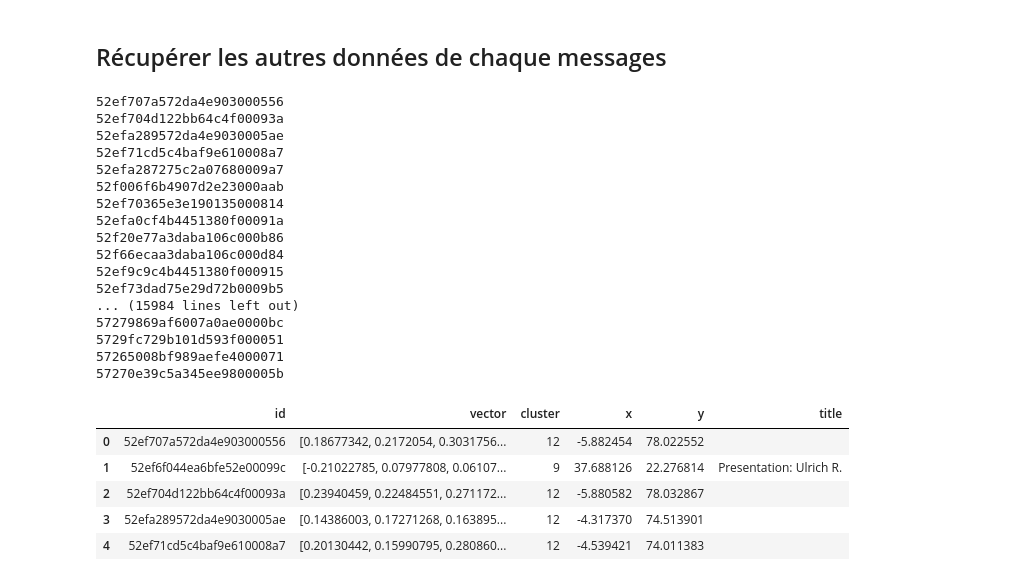
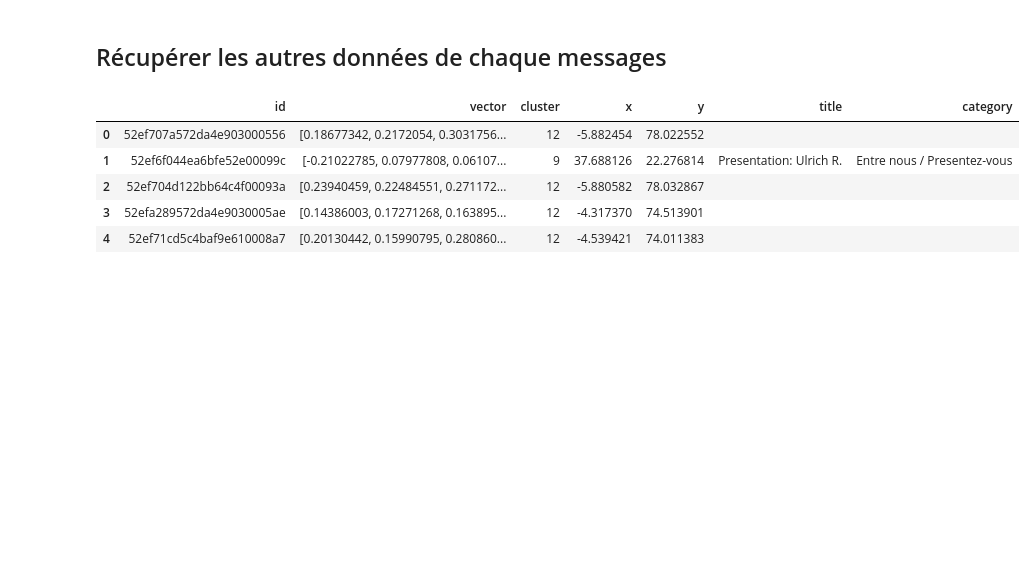
Before and after one commit to MelodyDuplaix/projet_mooc_test, a Jupyter notebook: notebooks/test_clustering_posts.ipynb, the cells around one changed output. Saved outputs shown, nothing was run; the diff lists cells and outputs as text; code cells hidden in the pictures; blank space fills up the shorter version.

```diff
--- a/notebooks/test_clustering_posts.ipynb
+++ b/notebooks/test_clustering_posts.ipynb
@@ -133,47 +136,34 @@ plt.show()
 # %%
 mongo_url = os.getenv("MONGO_URL")
 client = MongoClient(mongo_url)
 db = client["G1"]
 collection = db["threads"]
 
 collection.find()
 # mettre dans un dictionnaire pour un accès plus rapide
 complete_data = {}
+all_category = {}
 for doc in collection.find():
     complete_data[doc["_id"]] = doc["content"]["title"] if "content" in doc and "title" in doc["content"] else ""
+    all_category[doc["_id"]] = doc["content"]["courseware_title"] if "content" in doc and "courseware_title" in doc["content"] else ""
 
 df["title"] = ""
+df["category"] = ""
 for index, row in df.iterrows():
     try:
         id = row["id"]
         df.at[index, "title"] = complete_data[id]
+        df.at[index, "category"] = all_category[id]
     except KeyError:
-        print(row["id"])
         df.at[index, "title"] = ""
+        df.at[index, "category"] = ""
 
 df.head()
 # %% [output]
-52ef707a572da4e903000556
-52ef704d122bb64c4f00093a
-52efa289572da4e9030005ae
-52ef71cd5c4baf9e610008a7
-52efa287275c2a07680009a7
-52f006f6b4907d2e23000aab
-52ef70365e3e190135000814
-52efa0cf4b4451380f00091a
-52f20e77a3daba106c000b86
-52f66ecaa3daba106c000d84
-52ef9c9c4b4451380f000915
-52ef73dad75e29d72b0009b5
-... (15984 lines left out)
-57279869af6007a0ae0000bc
-5729fc729b101d593f000051
-57265008bf989aefe4000071
-57270e39c5a345ee9800005b
-|  | id | vector | cluster | x | y | title |
-| 0 | 52ef707a572da4e903000556 | [0.18677342, 0.2172054, 0.3031756... | 12 | -5.882454 | 78.022552 |  |
-| 1 | 52ef6f044ea6bfe52e00099c | [-0.21022785, 0.07977808, 0.06107... | 9 | 37.688126 | 22.276814 | Presentation: Ulrich R. |
-| 2 | 52ef704d122bb64c4f00093a | [0.23940459, 0.22484551, 0.271172... | 12 | -5.880582 | 78.032867 |  |
-| 3 | 52efa289572da4e9030005ae | [0.14386003, 0.17271268, 0.163895... | 12 | -4.317370 | 74.513901 |  |
-| 4 | 52ef71cd5c4baf9e610008a7 | [0.20130442, 0.15990795, 0.280860... | 12 | -4.539421 | 74.011383 |  |
+|  | id | vector | cluster | x | y | title | category |
+| 0 | 52ef707a572da4e903000556 | [0.18677342, 0.2172054, 0.3031756... | 12 | -5.882454 | 78.022552 |  |  |
+| 1 | 52ef6f044ea6bfe52e00099c | [-0.21022785, 0.07977808, 0.06107... | 9 | 37.688126 | 22.276814 | Presentation: Ulrich R. | Entre nous / Presentez-vous |
+| 2 | 52ef704d122bb64c4f00093a | [0.23940459, 0.22484551, 0.271172... | 12 | -5.880582 | 78.032867 |  |  |
+| 3 | 52efa289572da4e9030005ae | [0.14386003, 0.17271268, 0.163895... | 12 | -4.317370 | 74.513901 |  |  |
+| 4 | 52ef71cd5c4baf9e610008a7 | [0.20130442, 0.15990795, 0.280860... | 12 | -4.539421 | 74.011383 |  |  |
 # %%
```
Also changed, not shown: parts of 26 cells of this notebook.
